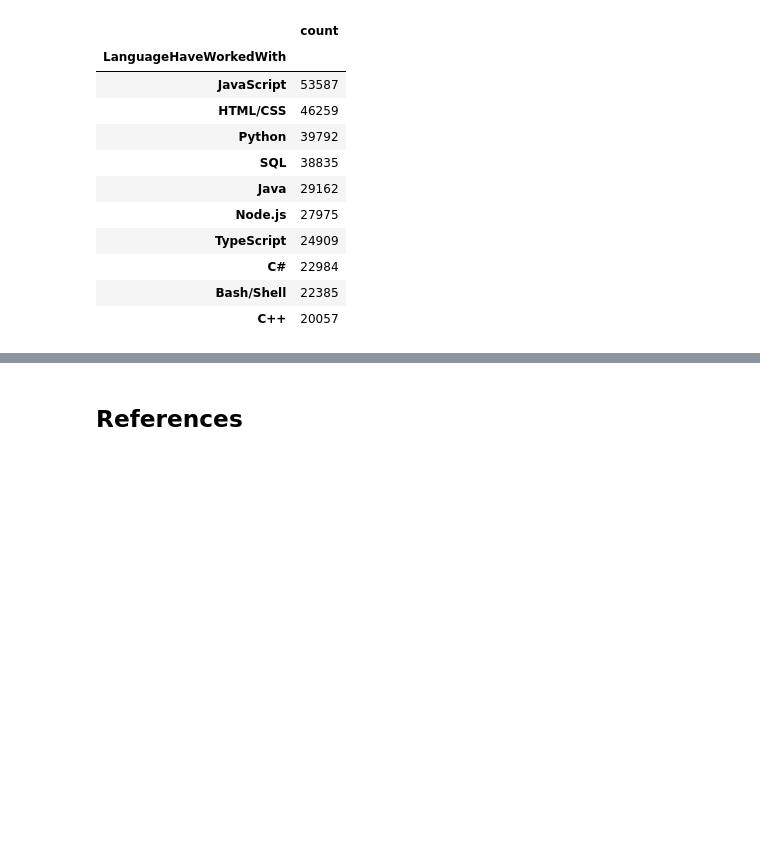
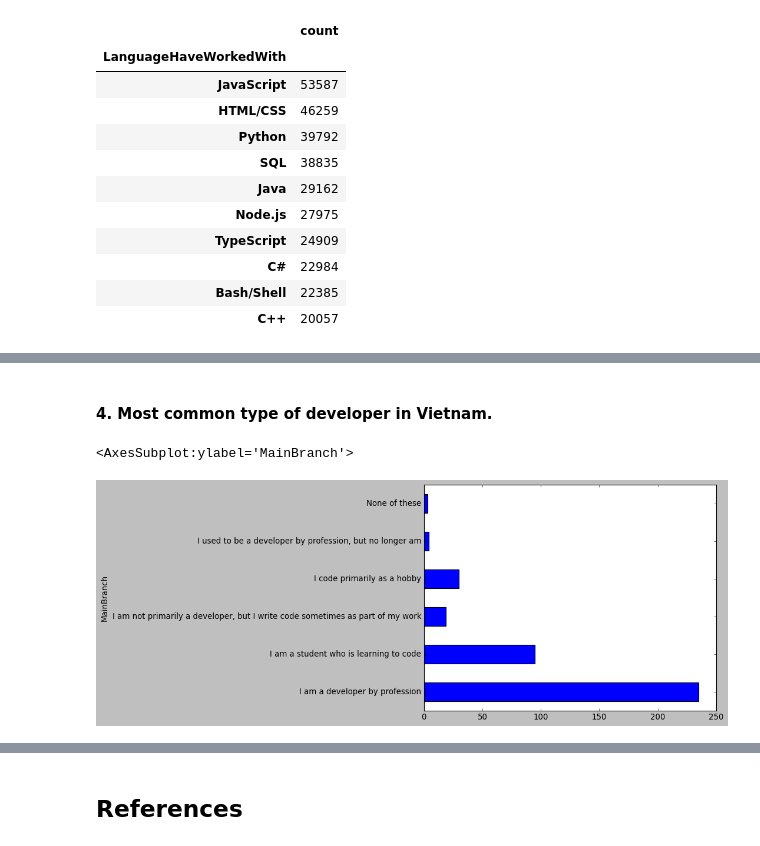
Before and after one commit to grevyarlesp/HCMUS_P4DS_Final, a Jupyter notebook: Notebook.ipynb, the cells around one changed output, grey strips where cells are left out. Drawn from its saved outputs; the diff is of its cells as text; code cells hidden in the pictures; blank space fills up the shorter version.

```diff
--- a/Notebook.ipynb
+++ b/Notebook.ipynb
@@ -310,0 +343,8 @@ lang_df.head(10)
+# %% [markdown]
+#### 4. Most common type of developer in Vietnam.
+# %%
+vn_df = df1[df1['Country'] == 'Viet Nam']
+vn_df.groupby('MainBranch').size().plot.barh()
+# %% [output]
+<AxesSubplot:ylabel='MainBranch'>
+[figure, added]
```
Also changed, not shown: parts of 15 cells of this notebook, 1 other file.
